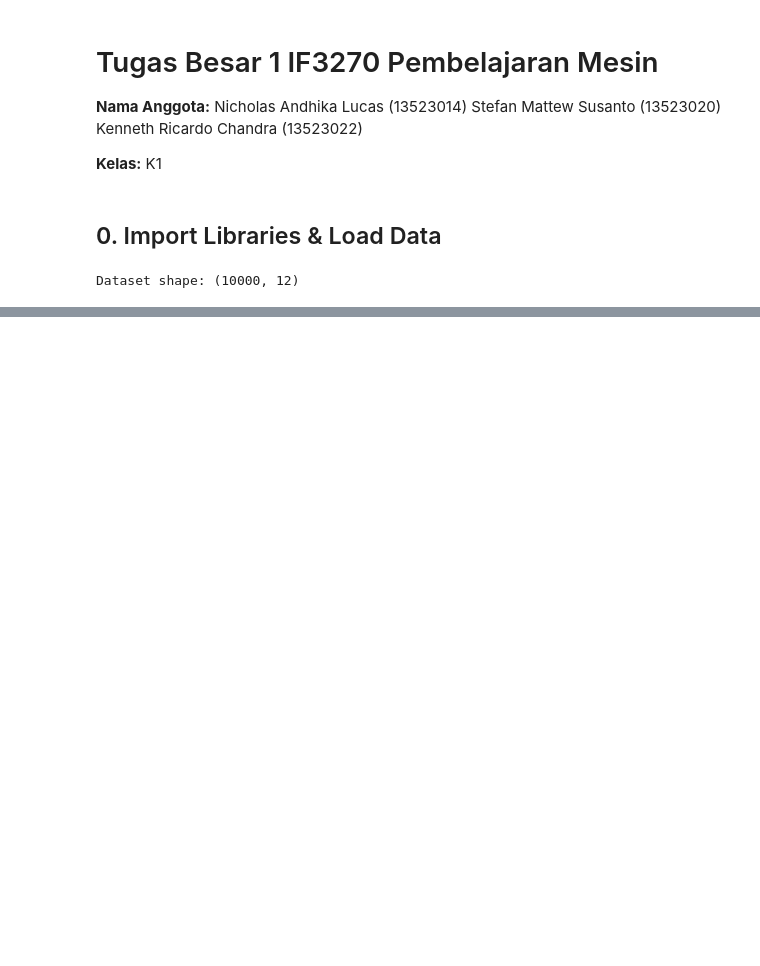
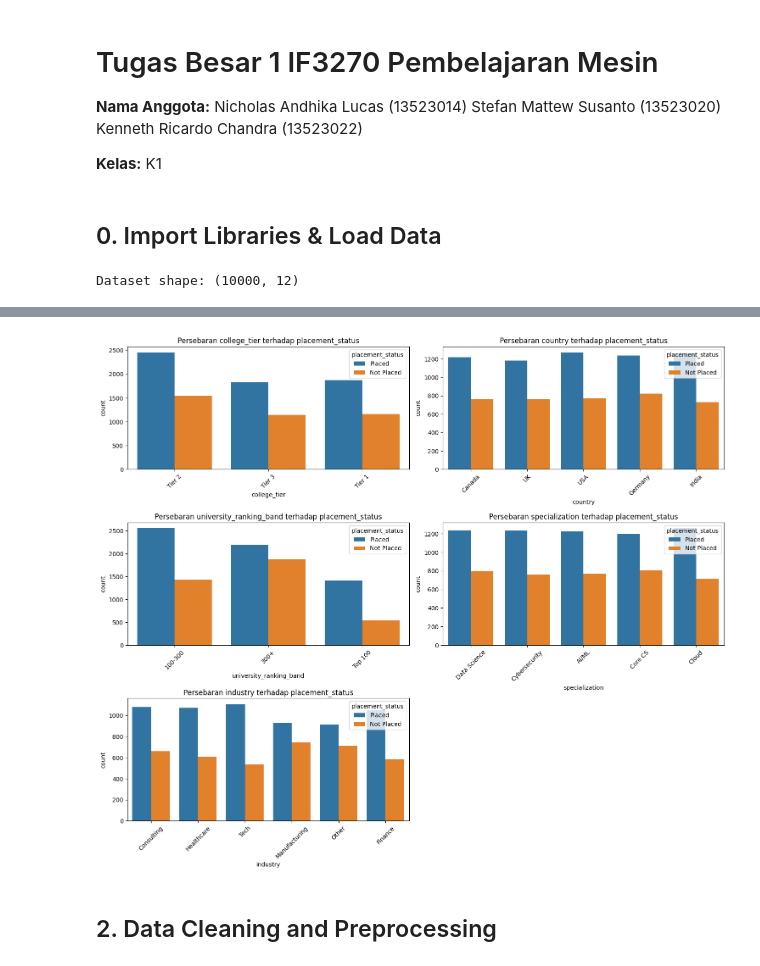
Before and after one commit to StefanMattew/MagangLearning-Tubes-IF3270, a Jupyter notebook: src/Pengujian.ipynb, the cells around one changed output, grey strips where cells are left out. Cells and saved outputs as stored; diff of their text form; code cells hidden in the pictures; blank space fills up the shorter version.

```diff
--- a/src/Pengujian.ipynb
+++ b/src/Pengujian.ipynb
@@ -46,0 +198,21 @@ Dataset shape: (10000, 12)
+# %%
+target_col = [col for col in df.columns if 'placement_status' in col.lower()]
+target = target_col[0] if target_col else None
+
+if target and len(cat_cols) > 0:
+    cat_features = [col for col in cat_cols if col != target]
+    plt.figure(figsize=(15, len(cat_features) * 4))
+    for i, col in enumerate(cat_features):
+        plt.subplot(len(cat_features), 2, i + 1)
+        sns.countplot(data=df, x=col, hue=target)
+        plt.title(f'Persebaran {col} terhadap {target}')
+        plt.xticks(rotation=45)
+
+    plt.tight_layout()
+    plt.show()
+else:
+    print("Kolom target status atau fitur kategorikal tidak ditemukan.")
+# %% [output]
+[figure, added]
+# %% [markdown]
+## 2. Data Cleaning and Preprocessing
```
Also changed, not shown: parts of 18 cells of this notebook.
